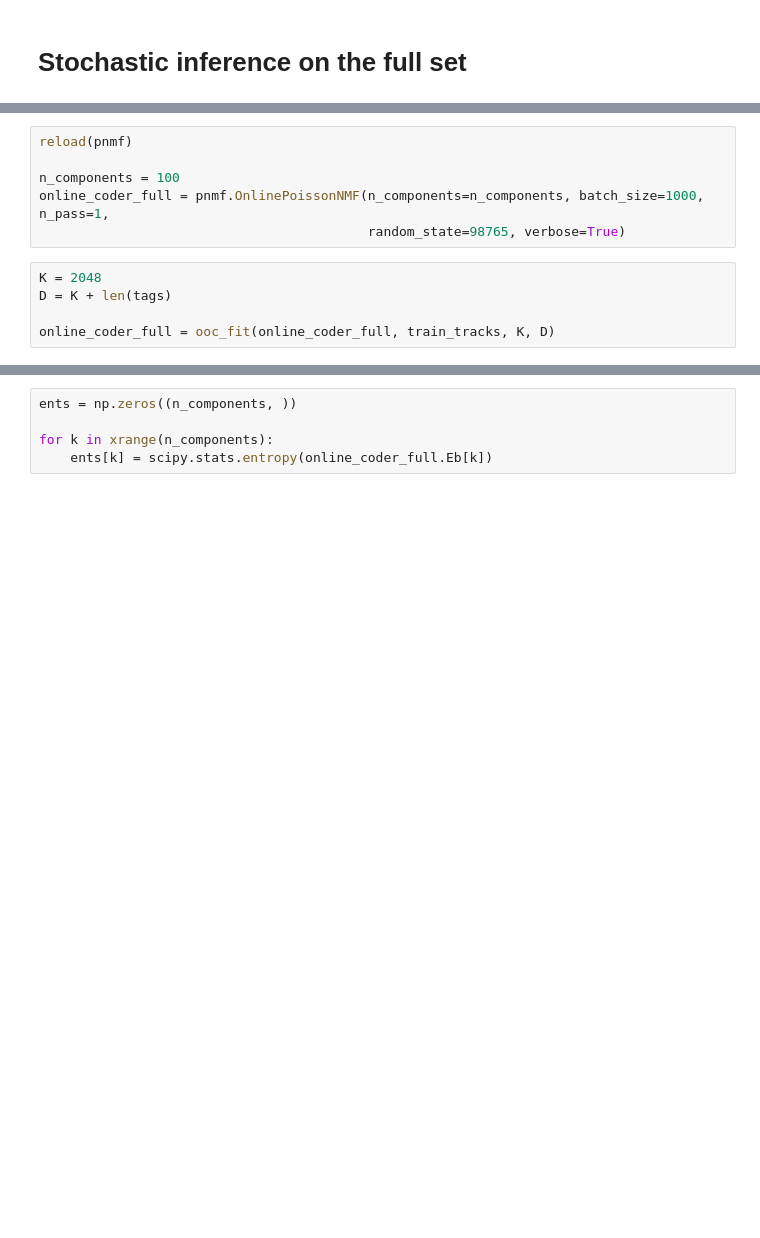
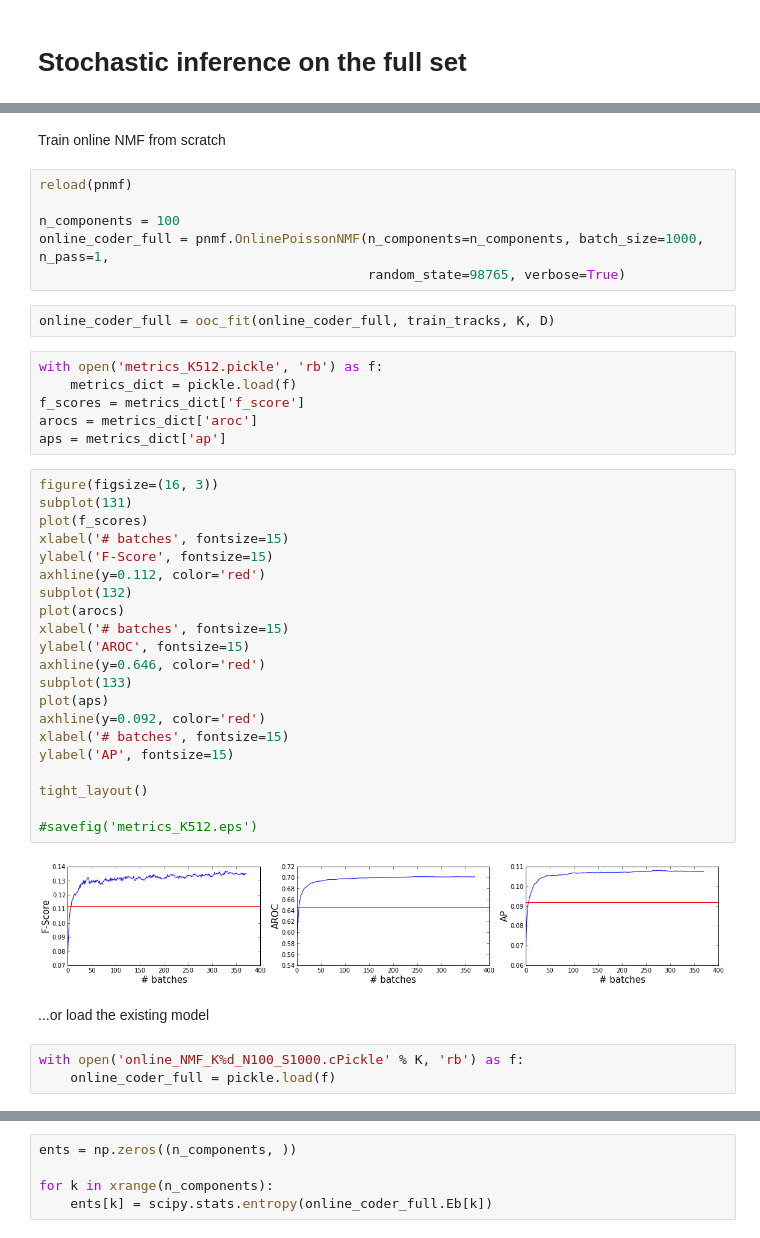
Before and after one commit to dawenl/stochastic_PMF, a Jupyter notebook: code/msd_rec/tagging.ipynb, the cells around one changed output, grey strips where cells are left out. Cells and saved outputs as stored; diff of their text form; blank space fills up the shorter version.

```diff
--- a/code/msd_rec/tagging.ipynb
+++ b/code/msd_rec/tagging.ipynb
@@ -318,6 +334,8 @@ def ooc_fit(obj, train_tracks, K, n_feats):
             if not i % 50:
                 print '\t%d mini-batches finished.' % i
     return obj
+# %% [markdown]
+Train online NMF from scratch
 # %%
 reload(pnmf)
 
@@ -325,10 +343,41 @@ n_components = 100
 online_coder_full = pnmf.OnlinePoissonNMF(n_components=n_components, batch_size=1000, n_pass=1,
                                           random_state=98765, verbose=True)
 # %%
-K = 2048
-D = K + len(tags)
-
 online_coder_full = ooc_fit(online_coder_full, train_tracks, K, D)
+# %%
+with open('metrics_K512.pickle', 'rb') as f:
+    metrics_dict = pickle.load(f)
+f_scores = metrics_dict['f_score']
+arocs = metrics_dict['aroc']
+aps = metrics_dict['ap']
+# %%
+figure(figsize=(16, 3))
+subplot(131)
+plot(f_scores)
+xlabel('# batches', fontsize=15)
+ylabel('F-Score', fontsize=15)
+axhline(y=0.112, color='red')
+subplot(132)
+plot(arocs)
+xlabel('# batches', fontsize=15)
+ylabel('AROC', fontsize=15)
+axhline(y=0.646, color='red')
+subplot(133)
+plot(aps)
+axhline(y=0.092, color='red')
+xlabel('# batches', fontsize=15)
+ylabel('AP', fontsize=15)
+
+tight_layout()
+
+#savefig('metrics_K512.eps')
+# %% [output]
+[figure, added]
+# %% [markdown]
+...or load the existing model
+# %%
+with open('online_NMF_K%d_N100_S1000.cPickle' % K, 'rb') as f:
+    online_coder_full = pickle.load(f)
 # %%
 plot(online_coder_full.bound)
 pass
```
Also changed, not shown: parts of 30 cells of this notebook, 4 other files.
